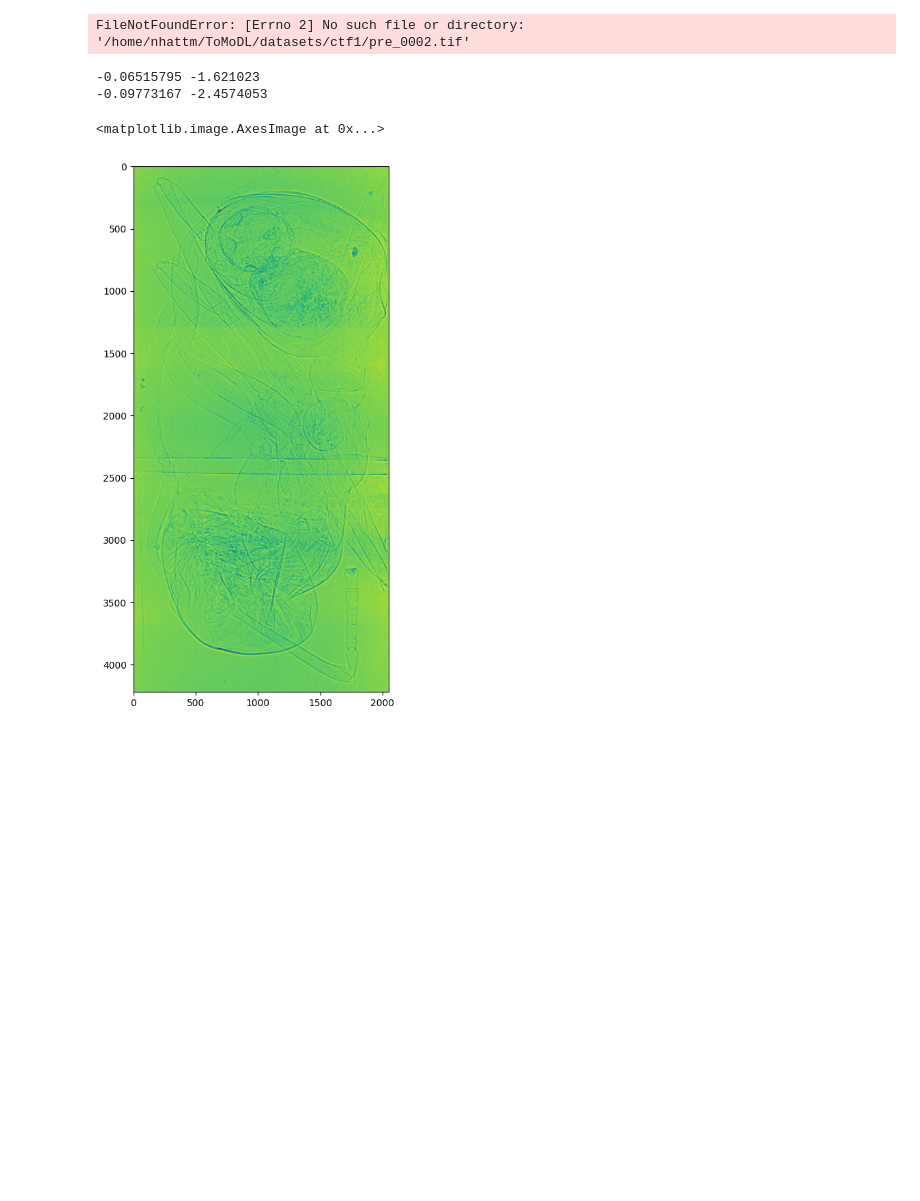
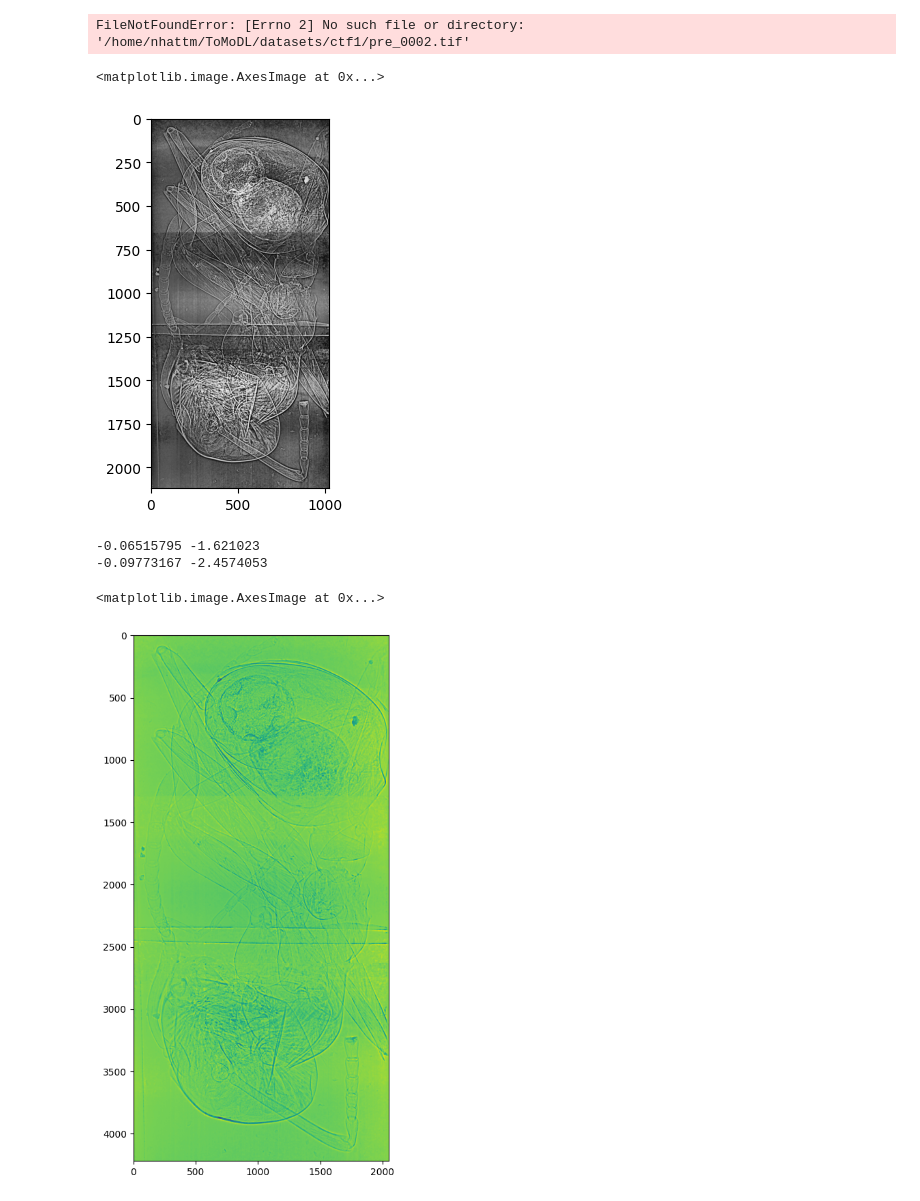
Before and after one commit to obandomarcos/ToMoDL, a Jupyter notebook: test_tomopy.ipynb, the cells around one changed output. Drawn from its saved outputs; the diff is of its cells as text; code cells hidden in the pictures; blank space fills up the shorter version.

```diff
--- a/test_tomopy.ipynb
+++ b/test_tomopy.ipynb
@@ -47,15 +47,20 @@ def flat_field_estimate(img, ratio_corners=0.03):
 
     return flat_field_estimate
 # %%
-
+from skimage import exposure
 ctf3 = natsorted(glob.glob("datasets/ctf3/*.tif"))
+os.makedirs("datasets/stitched_2X_acc10x_vs2", exist_ok=True)
 for image_path1 in tqdm.tqdm(ctf3[::10]):
     image1 = tiff.imread(image_path1)
     image2 = tiff.imread(image_path1.replace("ctf3", "ctf2"))
     image3 = tiff.imread(image_path1.replace("ctf3", "ctf1"))
-
+    # increase the contrast by skimage
+    # image1 = exposure.equalize_adapthist(image1, clip_limit=0.03)
+    # image2 = exposure.equalize_adapthist(image2, clip_limit=0.03)
+    # image3 = exposure.equalize_adapthist(image3, clip_limit=0.03)
     image2 = match_histograms(image2, image1, channel_axis=-1)
     image3 = match_histograms(image3, image1, channel_axis=-1)
+
     y_offset = 0
     img_height = image1.shape[0]
     stitched_image = np.zeros((img_height * 3, image1.shape[1]))
@@ -71,16 +76,25 @@ for image_path1 in tqdm.tqdm(ctf3[::10]):
         if i == 1:
             y_offset += img_height - y
 
-    stitched_image = stitched_image[100 : -x - y - 450, :]
-    stitched_image = stitched_image / flat_field_estimate(stitched_image)
+    stitched_image = stitched_image[80 : -x - y - 450, :]
+    # stitched_image = stitched_image / flat_field_estimate(stitched_image)
+
     # downscale the image to 1/2
     stitched_image = resize(stitched_image, (stitched_image.shape[0] // 2, stitched_image.shape[1] // 2), anti_aliasing=True)
     stitched_image = normalize_01(stitched_image)
+    stitched_image = exposure.equalize_adapthist(stitched_image, clip_limit=0.03)
+    stitched_image = stitched_image.max() - stitched_image
+
     # convert to 16 bit
     stitched_image = (stitched_image * 65535).astype(np.uint16, copy=False)
-    tiff.imsave(image_path1.replace("ctf3", "stitched_2X_acc10x"), stitched_image)
+    tiff.imsave(image_path1.replace("ctf3", "stitched_2X_acc10x_vs2"), stitched_image)
 # %% [output]
 FileNotFoundError: [Errno 2] No such file or directory: '/home/nhattm/ToMoDL/datasets/ctf1/pre_0002.tif'
+# %%
+plt.imshow(stitched_image, cmap="gray")
+# %% [output]
+<matplotlib.image.AxesImage at 0x...>
+[figure, added]
 # %%
 image1 = tiff.imread("datasets/ctf3/0001.tif")
 image2 = tiff.imread("datasets/ctf2/0001.tif")
```
Also changed, not shown: parts of 1 cell of this notebook, 3 other files.
